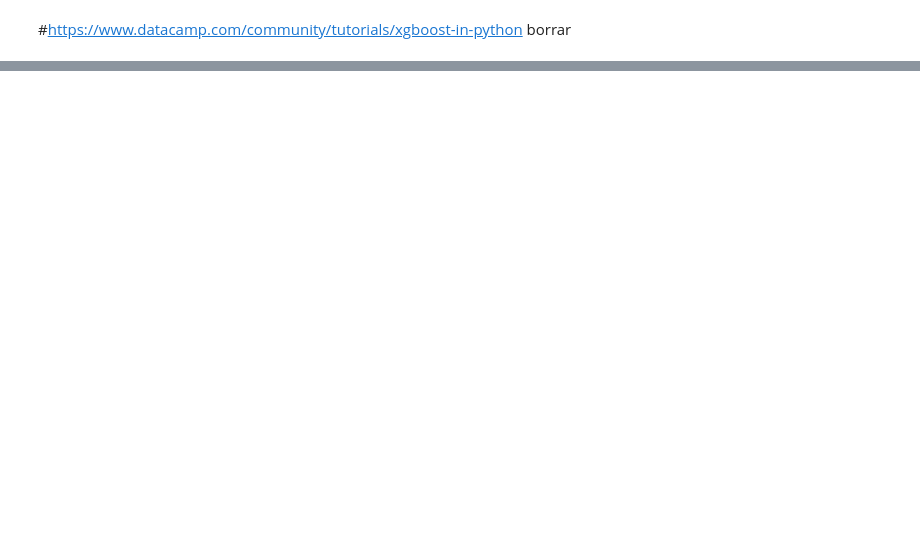
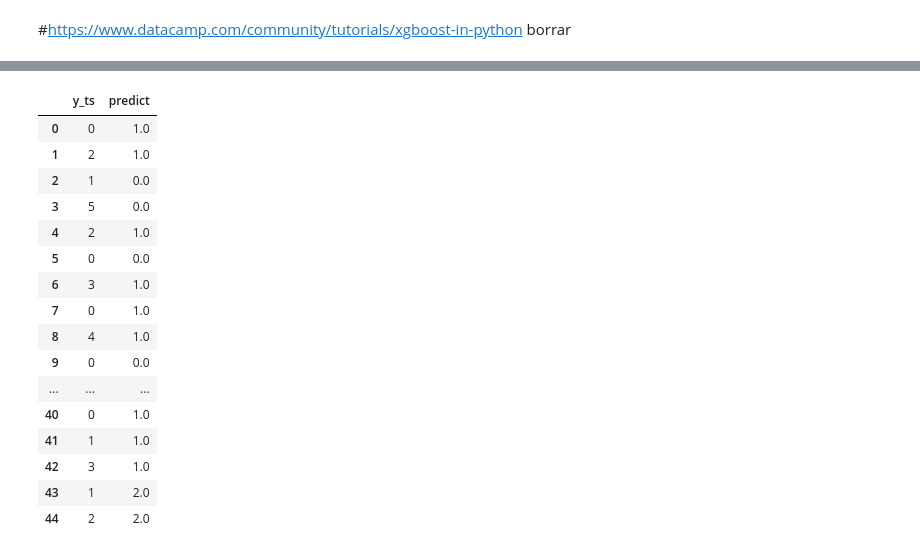
Before and after one commit to lizmosquera/CompetenciaMetodos, a Jupyter notebook: ConteoLiz.ipynb, the cells around one changed output, grey strips where cells are left out. Saved outputs shown, nothing was run; the diff lists cells and outputs as text; code cells hidden in the pictures; blank space fills up the shorter version.

```diff
--- a/ConteoLiz.ipynb
+++ b/ConteoLiz.ipynb
@@ -161,2 +200,29 @@ print((cv_results["test-rmse-mean"]).tail(1))
 Name: test-rmse-mean, dtype: float64
+# %%
+y_ts = pd.DataFrame(y_test,columns=['y_ts'])
+pred= pd.DataFrame(np.round(preds),columns=['predict'])
+#pred
+columns=['y_ts','pred']# X_train_sc,label=y_train
+Result = pd.concat([y_ts,pred], axis=1, sort=False)
+# %%
+Result = pd.concat([y_ts,pred], axis=1, sort=False)
+Result
+# %% [output]
+|  | y_ts | predict |
+| 0 | 0 | 1.0 |
+| 1 | 2 | 1.0 |
+| 2 | 1 | 0.0 |
+| 3 | 5 | 0.0 |
+| 4 | 2 | 1.0 |
+| 5 | 0 | 0.0 |
+| 6 | 3 | 1.0 |
+| 7 | 0 | 1.0 |
+| 8 | 4 | 1.0 |
+| 9 | 0 | 0.0 |
+| ... | ... | ... |
+| 40 | 0 | 1.0 |
+| 41 | 1 | 1.0 |
+| 42 | 3 | 1.0 |
+| 43 | 1 | 2.0 |
+| 44 | 2 | 2.0 |
 # %%
```
Also changed, not shown: parts of 27 cells of this notebook.
